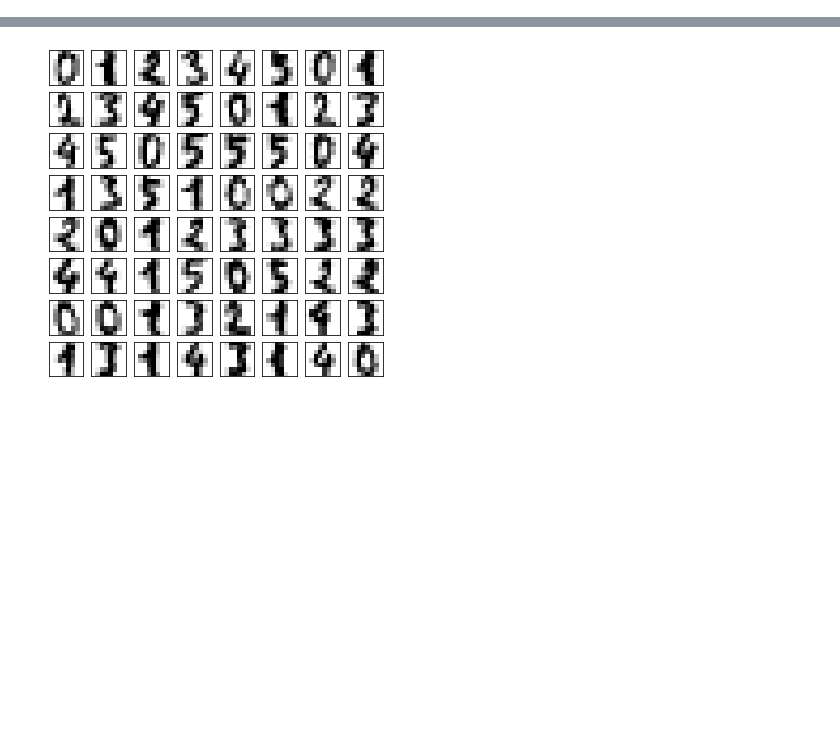
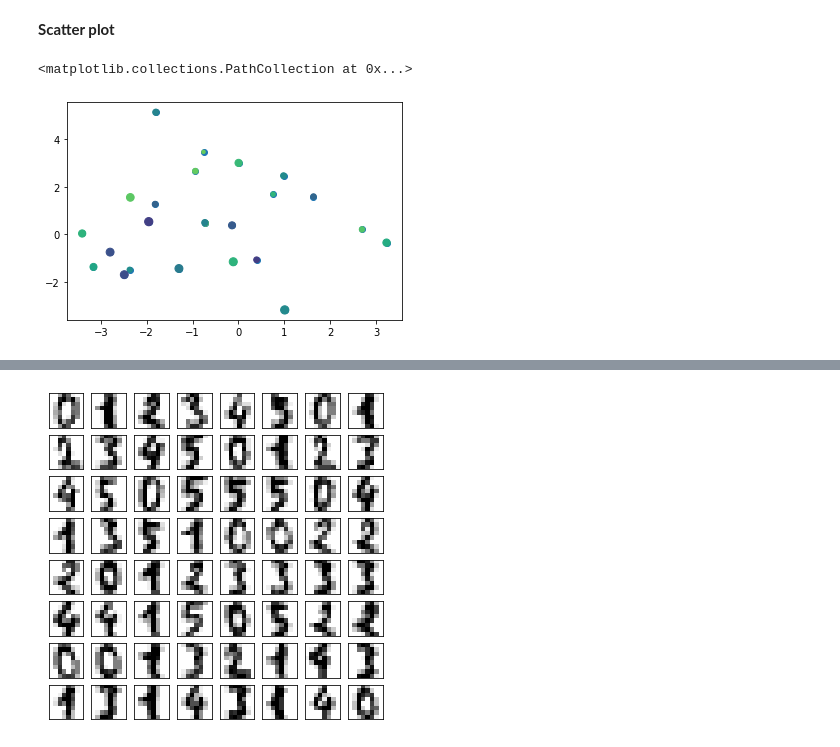
Before and after one commit to DzygaSkoryk/astronomy_python, a Jupyter notebook: Matplotlib/Matplotlob Basic.ipynb, the cells around one changed output, grey strips where cells are left out. Drawn from its saved outputs; the diff is of its cells as text; code cells hidden in the pictures; blank space fills up the shorter version.

Commit message:
Matplotlib basics

```diff
--- a/Matplotlib/Matplotlob Basic.ipynb
+++ b/Matplotlib/Matplotlob Basic.ipynb
@@ -57,0 +41,15 @@ Text(0.5, 1.0, 'cos')
+# %% [markdown]
+**Scatter plot**
+# %%
+x1 = np.random.normal(0, 2, 24)
+x2 = np.random.normal(0, 2, len(x1))
+plt.scatter(x1, x2);
+
+# size and color:
+sizes = np.random.uniform(10, 70, len(x1))
+colors = np.random.uniform(15, 80, len(x1))
+
+plt.scatter(x1, x2, s=sizes, c=colors, vmin=0, vmax=100)
+# %% [output]
+<matplotlib.collections.PathCollection at 0x...>
+[figure, added]
```
Also changed, not shown: parts of 94 cells of this notebook, 5 other files.
